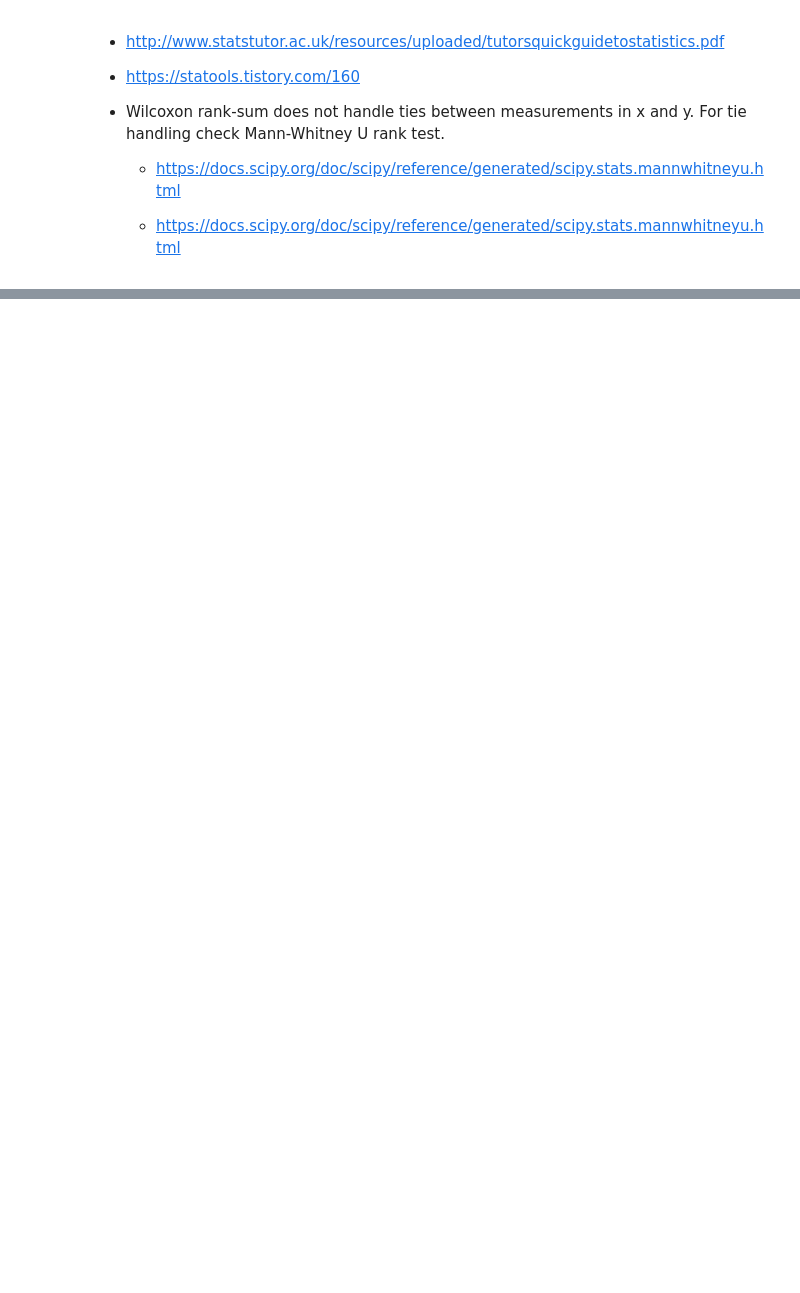
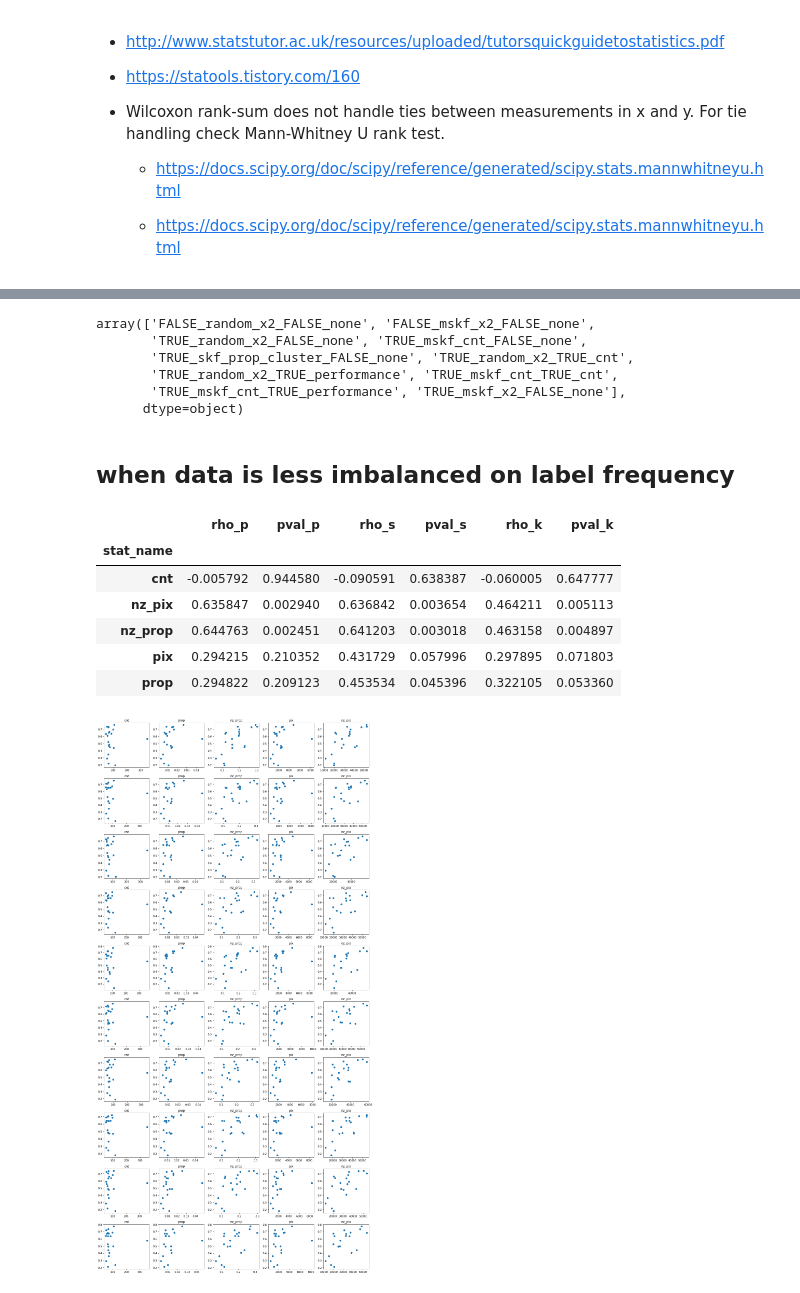
Before and after one commit to NamSahng/imbalance_segmentation, a Jupyter notebook: src/exercise_notebooks/check_result_2.ipynb, the cells around one changed output, grey strips where cells are left out. Cells and saved outputs as stored; diff of their text form; code cells hidden in the pictures; blank space fills up the shorter version.

Commit message:
add corr result when data is less imb.

```diff
--- a/src/exercise_notebooks/check_result_2.ipynb
+++ b/src/exercise_notebooks/check_result_2.ipynb
@@ -365,0 +366,70 @@ corr_df.groupby('stat_name')[['rho_p', 'pval_p', 'rho_s', 'pval_s', 'rho_k', 'pv
+# %%
+result_df.configs.unique()
+# %% [output]
+array(['FALSE_random_x2_FALSE_none', 'FALSE_mskf_x2_FALSE_none',
+       'TRUE_random_x2_FALSE_none', 'TRUE_mskf_cnt_FALSE_none',
+       'TRUE_skf_prop_cluster_FALSE_none', 'TRUE_random_x2_TRUE_cnt',
+       'TRUE_random_x2_TRUE_performance', 'TRUE_mskf_cnt_TRUE_cnt',
+       'TRUE_mskf_cnt_TRUE_performance', 'TRUE_mskf_x2_FALSE_none'],
+      dtype=object)
+# %% [markdown]
+## when data is less imbalanced on label frequency
+# %%
+check_corr_df = result_df[(result_df.configs == 'FALSE_random_x2_FALSE_none') |
+                          (result_df.configs == 'FALSE_mskf_x2_FALSE_none')]
+
+
+label_cols = ['aeroplane', 'bicycle', 'bird', 'boat', 'bottle', 'bus', 'car', 'cat',
+'chair', 'cow', 'diningtable', 'dog', 'horse', 'motorbike', 'person',
+'pottedplant', 'sheep', 'sofa', 'train', 'tvmonitor', 'background']
+
+label_cols = [i for i in label_cols if i != 'background']
+
+cnt_cols = [f'{i}_cnt' for i in label_cols]
+prop_cols = [f'{i}_prop' for i in label_cols]
+nz_prop_cols = [f'{i}_nz_prop' for i in label_cols]
+pixel_cols = [f'{i}_pix' for i in label_cols]
+nz_pixel_cols = [f'{i}_nz_pix' for i in label_cols]
+
+
+cols_group = [cnt_cols,
+                prop_cols,
+                nz_prop_cols,
+                pixel_cols,
+                nz_pixel_cols]
+
+result = []
+
+dummy_cnt = 1
+
+fig = plt.figure(figsize=(15, 30))
+
+for i in range(len(check_corr_df)):
+    for cols in cols_group:
+        col_name = '_'.join(cols[0].split('_')[1:])
+        x = check_corr_df[cols].iloc[i].values
+        y = check_corr_df[label_cols].iloc[i].values
+        rho_p, pval_p = stats.pearsonr(x,y)
+        rho_s, pval_s = stats.spearmanr(x,y)
+        rho_k, pval_k = stats.kendalltau(x,y)
+        result.append([col_name, i, rho_p, pval_p, rho_s, pval_s, rho_k, pval_k, x, y ])
+
+        ax = fig.add_subplot(10,5,dummy_cnt)
+        ax.scatter(x,y)
+        ax.set_title(col_name)
+
+        dummy_cnt +=1
+plt.tight_layout()
+
+corr_df = pd.DataFrame(result)
+corr_df.columns = ['stat_name', 'random_state', 'rho_p', 'pval_p', 'rho_s', 'pval_s', 'rho_k', 'pval_k', 'class_data_stat', 'class_IoU']
+display(corr_df.groupby('stat_name')[['rho_p', 'pval_p', 'rho_s', 'pval_s', 'rho_k', 'pval_k']].mean())
+# %% [output]
+|  | rho_p | pval_p | rho_s | pval_s | rho_k | pval_k |
+| stat_name |  |  |  |  |  |  |
+| cnt | -0.005792 | 0.944580 | -0.090591 | 0.638387 | -0.060005 | 0.647777 |
+| nz_pix | 0.635847 | 0.002940 | 0.636842 | 0.003654 | 0.464211 | 0.005113 |
+| nz_prop | 0.644763 | 0.002451 | 0.641203 | 0.003018 | 0.463158 | 0.004897 |
+| pix | 0.294215 | 0.210352 | 0.431729 | 0.057996 | 0.297895 | 0.071803 |
+| prop | 0.294822 | 0.209123 | 0.453534 | 0.045396 | 0.322105 | 0.053360 |
+[figure, added]
```
Also changed, not shown: parts of 17 cells of this notebook.
